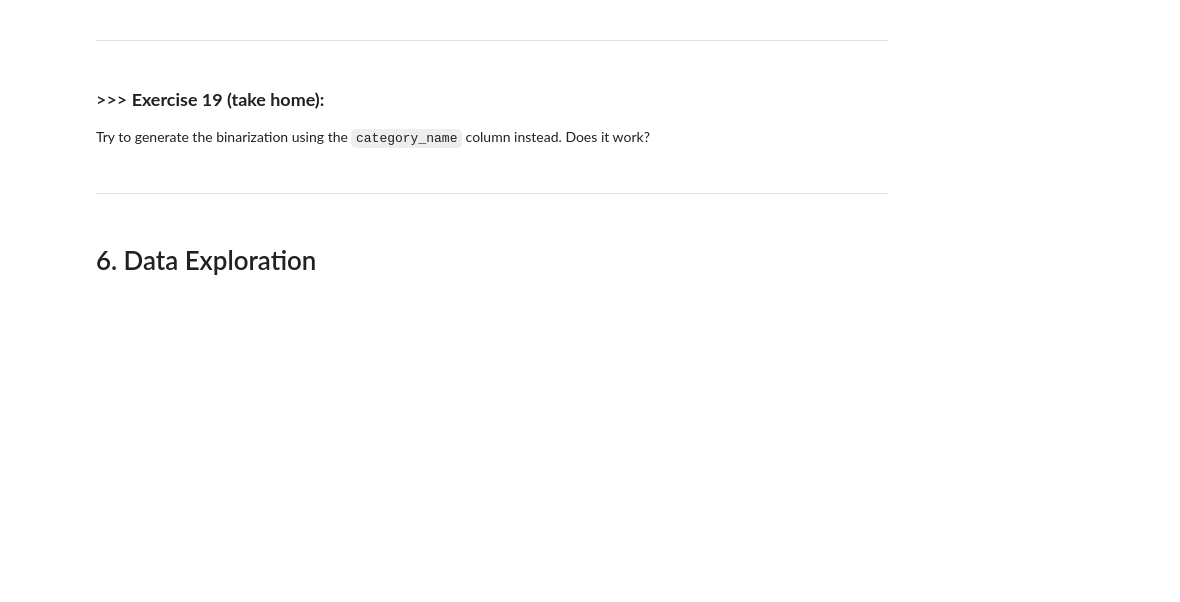
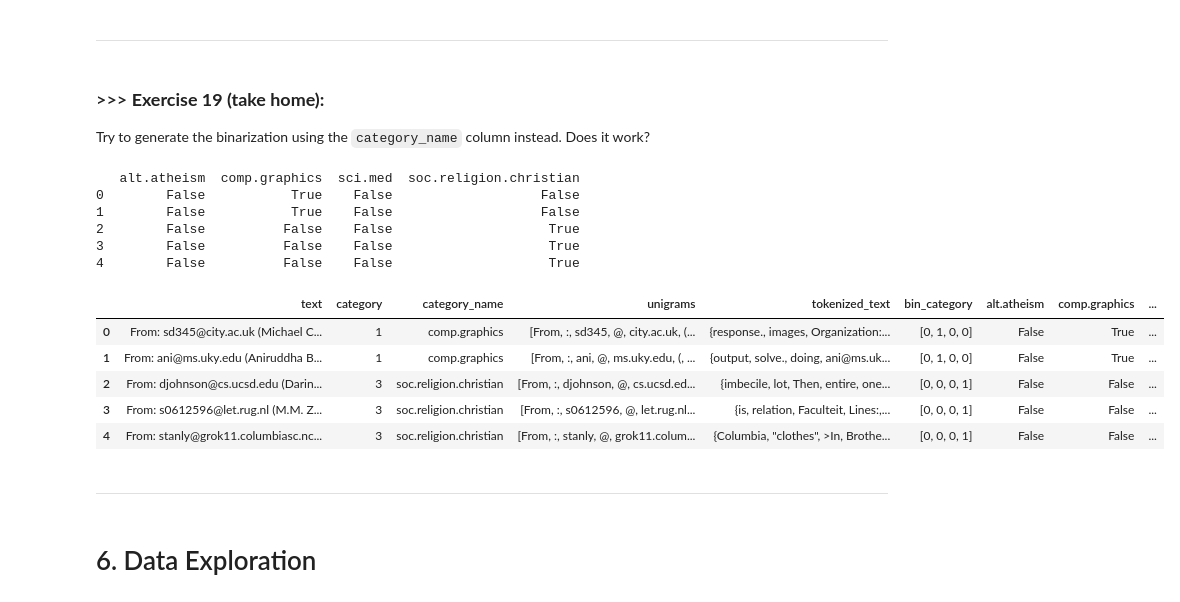
Before and after one commit to kevinchien920819/DM2025-Lab1-Exercise, a Jupyter notebook: DM2025-Lab1-Master.ipynb, the cells around one changed output. Saved outputs shown, nothing was run; the diff lists cells and outputs as text; code cells hidden in the pictures; blank space fills up the shorter version.

```diff
--- a/DM2025-Lab1-Master.ipynb
+++ b/DM2025-Lab1-Master.ipynb
@@ -2166,3 +2431,23 @@ Try to generate the binarization using the `category_name` column instead. Does
+# %%
+# Answer here
+
+binarized_df = pd.get_dummies(X['category_name'])
+print(binarized_df.head())
+X_binarized = pd.concat([X, binarized_df], axis=1)
+X_binarized.head()
+# %% [output]
+   alt.atheism  comp.graphics  sci.med  soc.religion.christian
+0        False           True    False                   False
+1        False           True    False                   False
+2        False          False    False                    True
+3        False          False    False                    True
+4        False          False    False                    True
+|  | text | category | category_name | unigrams | tokenized_text | bin_category | alt.atheism | comp.graphics | ... |
+| 0 | From: sd345@city.ac.uk (Michael C... | 1 | comp.graphics | [From, :, sd345, @, city.ac.uk, (... | {response., images, Organization:... | [0, 1, 0, 0] | False | True | ... |
+| 1 | From: ani@ms.uky.edu (Aniruddha B... | 1 | comp.graphics | [From, :, ani, @, ms.uky.edu, (, ... | {output, solve., doing, ani@ms.uk... | [0, 1, 0, 0] | False | True | ... |
+| 2 | From: djohnson@cs.ucsd.edu (Darin... | 3 | soc.religion.christian | [From, :, djohnson, @, cs.ucsd.ed... | {imbecile, lot, Then, entire, one... | [0, 0, 0, 1] | False | False | ... |
+| 3 | From: s0612596@let.rug.nl (M.M. Z... | 3 | soc.religion.christian | [From, :, s0612596, @, let.rug.nl... | {is, relation, Faculteit, Lines:,... | [0, 0, 0, 1] | False | False | ... |
+| 4 | From: stanly@grok11.columbiasc.nc... | 3 | soc.religion.christian | [From, :, stanly, @, grok11.colum... | {Columbia, "clothes", >In, Brothe... | [0, 0, 0, 1] | False | False | ... |
 # %% [markdown]
 ---
 # %% [markdown]
```
Also changed, not shown: parts of 45 cells of this notebook, 6 other files.
